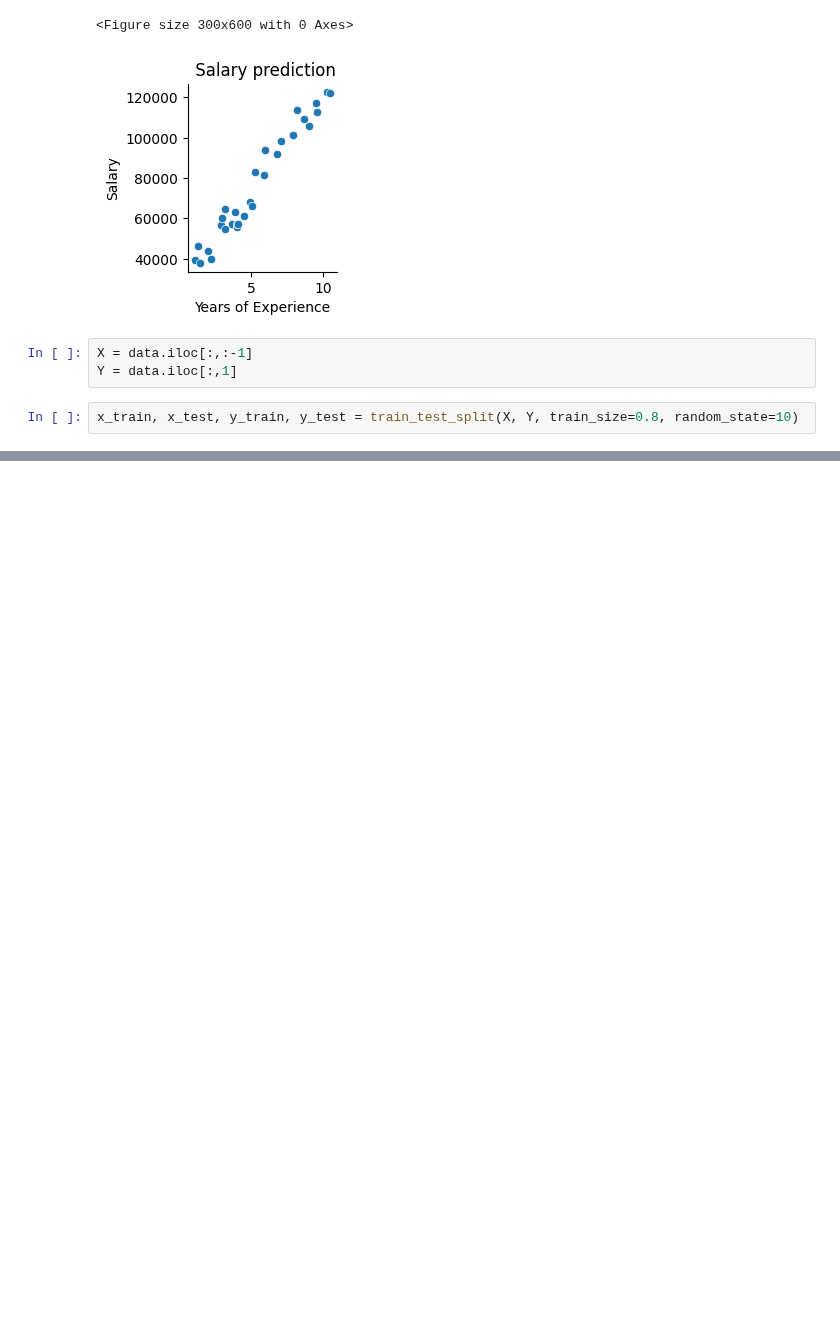
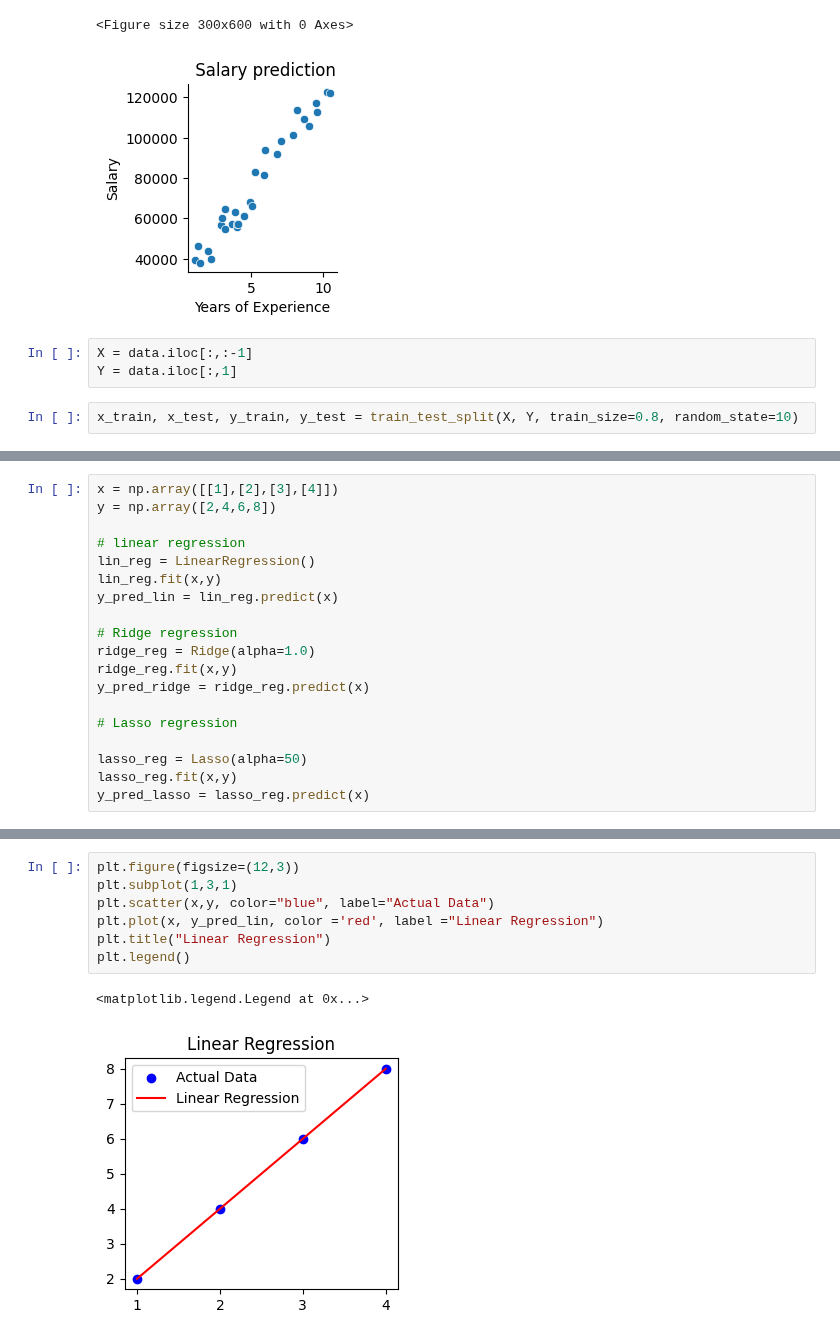
Before and after one commit to MohamedGamal-Ahmed/Ai_Amit_Diploma, a Jupyter notebook: Learning_Amit/lr_v1.ipynb, the cells around one changed output, grey strips where cells are left out. Cells and saved outputs as stored; diff of their text form; blank space fills up the shorter version.

```diff
--- a/Learning_Amit/lr_v1.ipynb
+++ b/Learning_Amit/lr_v1.ipynb
@@ -38,0 +124,19 @@ x_train, x_test, y_train, y_test = train_test_split(X, Y, train_size=0.8, random
+# %%
+x = np.array([[1],[2],[3],[4]])
+y = np.array([2,4,6,8])
+
+# linear regression
+lin_reg = LinearRegression()
+lin_reg.fit(x,y)
+y_pred_lin = lin_reg.predict(x)
+
+# Ridge regression
+ridge_reg = Ridge(alpha=1.0)
+ridge_reg.fit(x,y)
+y_pred_ridge = ridge_reg.predict(x)
+
+# Lasso regression
+
+lasso_reg = Lasso(alpha=50)
+lasso_reg.fit(x,y)
+y_pred_lasso = lasso_reg.predict(x)
@@ -38,0 +171,10 @@ x_train, x_test, y_train, y_test = train_test_split(X, Y, train_size=0.8, random
+# %%
+plt.figure(figsize=(12,3))
+plt.subplot(1,3,1)
+plt.scatter(x,y, color="blue", label="Actual Data")
+plt.plot(x, y_pred_lin, color ='red', label ="Linear Regression")
+plt.title("Linear Regression")
+plt.legend()
+# %% [output]
+<matplotlib.legend.Legend at 0x...>
+[figure, added]
```
Also changed, not shown: parts of 16 cells of this notebook.
